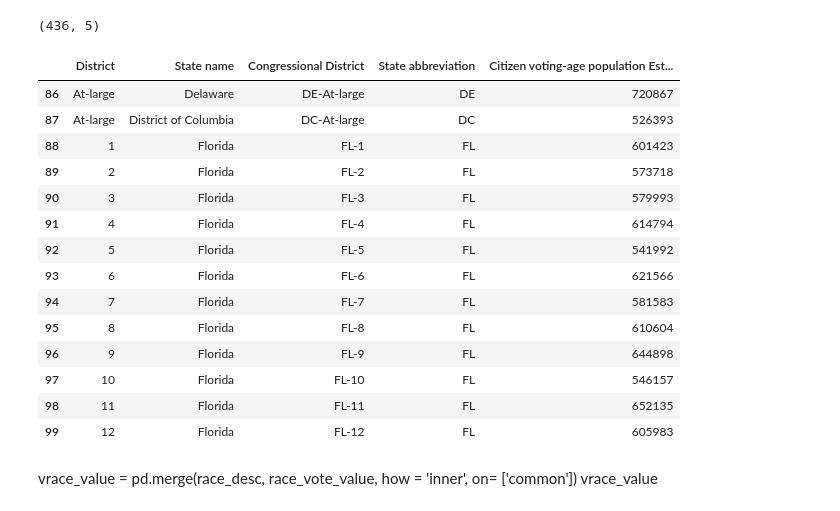
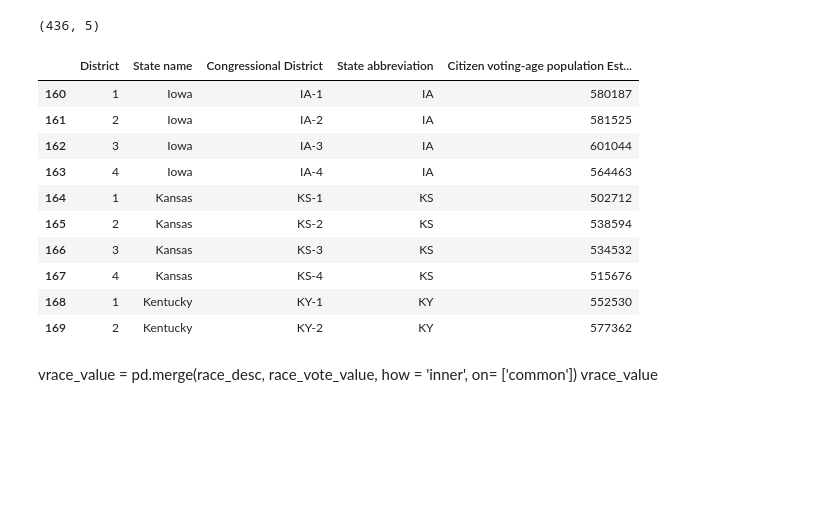
Before and after one commit to tthoang/Reading-Between-the-Gerrymandered-Lines, a Jupyter notebook: notebooks/demographics_eda.ipynb, the cells around one changed output. Cells and saved outputs as stored; diff of their text form; code cells hidden in the pictures; blank space fills up the shorter version.

```diff
--- a/notebooks/demographics_eda.ipynb
+++ b/notebooks/demographics_eda.ipynb
@@ -1808,23 +1808,19 @@ con_desc.shape
 # %% [output]
 (436, 5)
 # %%
-con_desc.iloc[86:100, :]
+con_desc.iloc[160:170, :]
 # %% [output]
 |  | District | State name | Congressional District | State abbreviation | Citizen voting-age population Est... |
-| 86 | At-large | Delaware | DE-At-large | DE | 720867 |
-| 87 | At-large | District of Columbia | DC-At-large | DC | 526393 |
-| 88 | 1 | Florida | FL-1 | FL | 601423 |
-| 89 | 2 | Florida | FL-2 | FL | 573718 |
-| 90 | 3 | Florida | FL-3 | FL | 579993 |
-| 91 | 4 | Florida | FL-4 | FL | 614794 |
-| 92 | 5 | Florida | FL-5 | FL | 541992 |
-| 93 | 6 | Florida | FL-6 | FL | 621566 |
-| 94 | 7 | Florida | FL-7 | FL | 581583 |
-| 95 | 8 | Florida | FL-8 | FL | 610604 |
-| 96 | 9 | Florida | FL-9 | FL | 644898 |
-| 97 | 10 | Florida | FL-10 | FL | 546157 |
-| 98 | 11 | Florida | FL-11 | FL | 652135 |
-| 99 | 12 | Florida | FL-12 | FL | 605983 |
+| 160 | 1 | Iowa | IA-1 | IA | 580187 |
+| 161 | 2 | Iowa | IA-2 | IA | 581525 |
+| 162 | 3 | Iowa | IA-3 | IA | 601044 |
+| 163 | 4 | Iowa | IA-4 | IA | 564463 |
+| 164 | 1 | Kansas | KS-1 | KS | 502712 |
+| 165 | 2 | Kansas | KS-2 | KS | 538594 |
+| 166 | 3 | Kansas | KS-3 | KS | 534532 |
+| 167 | 4 | Kansas | KS-4 | KS | 515676 |
+| 168 | 1 | Kentucky | KY-1 | KY | 552530 |
+| 169 | 2 | Kentucky | KY-2 | KY | 577362 |
 # %% [markdown]
 vrace_value = pd.merge(race_desc, race_vote_value, how = 'inner', on= ['common'])
 vrace_value
```
Also changed, not shown: parts of 30 cells of this notebook.
